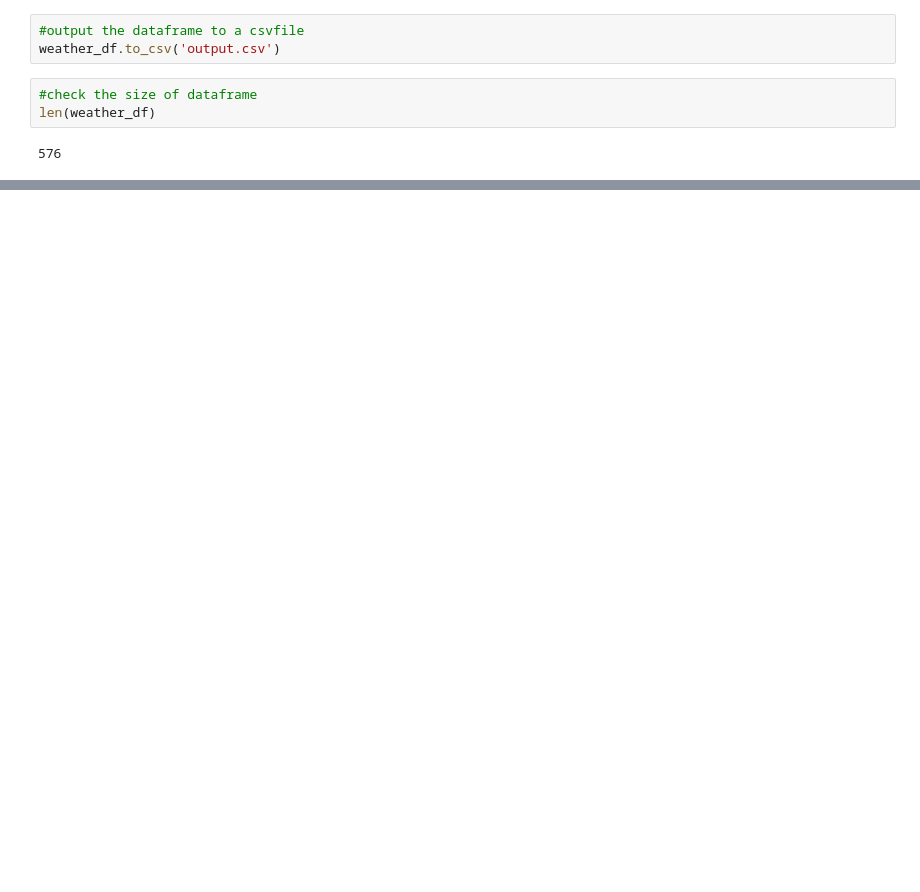
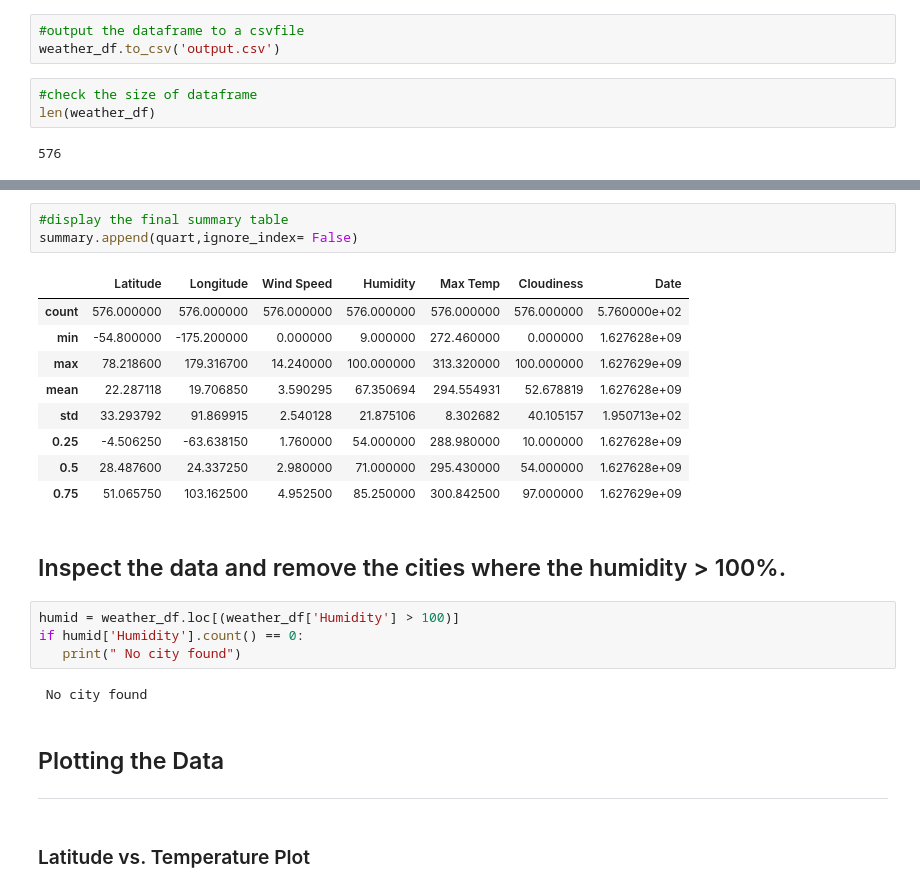
Before and after one commit to isha167/Python-API-Challenge, a Jupyter notebook: weatherpy/Weatherpy.ipynb, the cells around one changed output, grey strips where cells are left out. Cells and saved outputs as stored; diff of their text form; blank space fills up the shorter version.

```diff
--- a/weatherpy/Weatherpy.ipynb
+++ b/weatherpy/Weatherpy.ipynb
@@ -146,0 +160,26 @@ summary_df
+# %%
+#display the final summary table
+summary.append(quart,ignore_index= False)
+# %% [output]
+|  | Latitude | Longitude | Wind Speed | Humidity | Max Temp | Cloudiness | Date |
+| count | 576.000000 | 576.000000 | 576.000000 | 576.000000 | 576.000000 | 576.000000 | 5.760000e+02 |
+| min | -54.800000 | -175.200000 | 0.000000 | 9.000000 | 272.460000 | 0.000000 | 1.627628e+09 |
+| max | 78.218600 | 179.316700 | 14.240000 | 100.000000 | 313.320000 | 100.000000 | 1.627629e+09 |
+| mean | 22.287118 | 19.706850 | 3.590295 | 67.350694 | 294.554931 | 52.678819 | 1.627628e+09 |
+| std | 33.293792 | 91.869915 | 2.540128 | 21.875106 | 8.302682 | 40.105157 | 1.950713e+02 |
+| 0.25 | -4.506250 | -63.638150 | 1.760000 | 54.000000 | 288.980000 | 10.000000 | 1.627628e+09 |
+| 0.5 | 28.487600 | 24.337250 | 2.980000 | 71.000000 | 295.430000 | 54.000000 | 1.627628e+09 |
+| 0.75 | 51.065750 | 103.162500 | 4.952500 | 85.250000 | 300.842500 | 97.000000 | 1.627629e+09 |
+# %% [markdown]
+## Inspect the data and remove the cities where the humidity > 100%.
+# %%
+humid = weather_df.loc[(weather_df['Humidity'] > 100)]
+if humid['Humidity'].count() == 0:
+   print(" No city found")
+# %% [output]
+ No city found
+# %% [markdown]
+## Plotting the Data
+-----------------------------
+# %% [markdown]
+### Latitude vs. Temperature Plot
```
Also changed, not shown: parts of 26 cells of this notebook.
